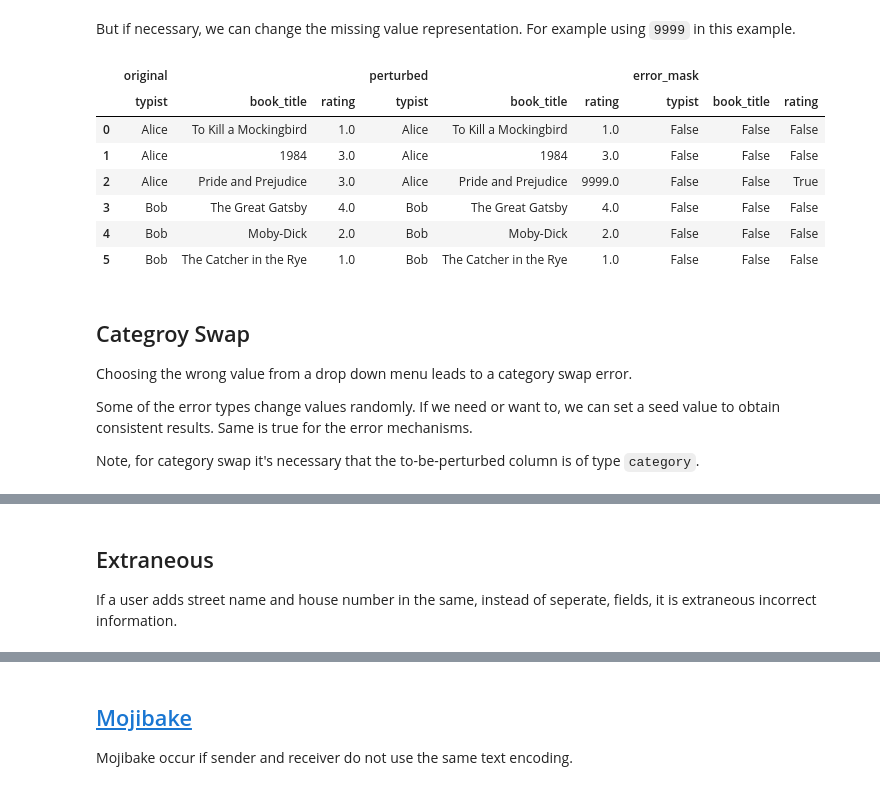
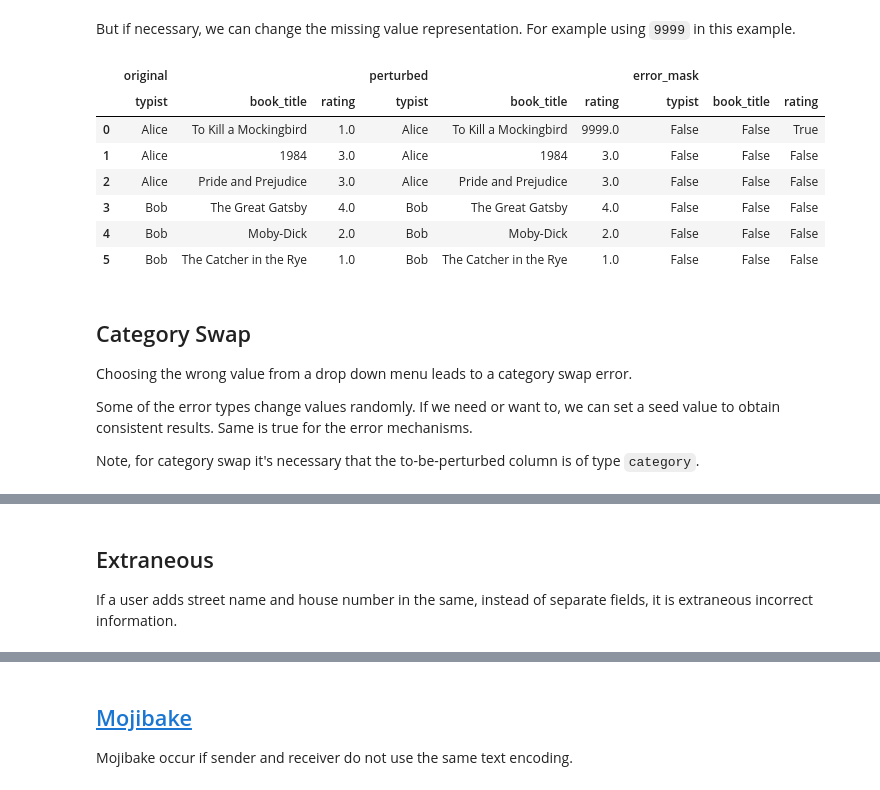
Before and after one commit to calgo-lab/tab_err, a Jupyter notebook: examples/Error_Types.ipynb, the cells around one changed output, grey strips where cells are left out. Saved outputs shown, nothing was run; the diff lists cells and outputs as text; code cells hidden in the pictures.

```diff
--- a/examples/Error_Types.ipynb
+++ b/examples/Error_Types.ipynb
@@ -124,22 +124,22 @@ show_result(df_typist_book_title, df_corrupted, error_mask)
 # %% [markdown]
 But if necessary, we can change the missing value representation. For example using `9999` in this example.
 # %%
-missing_value_error = error_type.MissingValue({"na_value": 9999})
+missing_value_error = error_type.MissingValue({"missing_value": 9999})
 
 df_corrupted, error_mask = low_level.create_errors(df_typist_book_title, "rating", 0.2, ECAR(), missing_value_error)
 
 show_result(df_typist_book_title, df_corrupted, error_mask)
 # %% [output]
 |  | original |  |  | perturbed |  |  | error_mask |  |  |
 |  | typist | book_title | rating | typist | book_title | rating | typist | book_title | rating |
-| 0 | Alice | To Kill a Mockingbird | 1.0 | Alice | To Kill a Mockingbird | 1.0 | False | False | False |
+| 0 | Alice | To Kill a Mockingbird | 1.0 | Alice | To Kill a Mockingbird | 9999.0 | False | False | True |
 | 1 | Alice | 1984 | 3.0 | Alice | 1984 | 3.0 | False | False | False |
-| 2 | Alice | Pride and Prejudice | 3.0 | Alice | Pride and Prejudice | 9999.0 | False | False | True |
+| 2 | Alice | Pride and Prejudice | 3.0 | Alice | Pride and Prejudice | 3.0 | False | False | False |
 | 3 | Bob | The Great Gatsby | 4.0 | Bob | The Great Gatsby | 4.0 | False | False | False |
 | 4 | Bob | Moby-Dick | 2.0 | Bob | Moby-Dick | 2.0 | False | False | False |
 | 5 | Bob | The Catcher in the Rye | 1.0 | Bob | The Catcher in the Rye | 1.0 | False | False | False |
 # %% [markdown]
-## Categroy Swap
+## Category Swap
 
 Choosing the wrong value from a drop down menu leads to a category swap error.
 
@@ -181,7 +181,7 @@ show_result(df_user_content, df_corrupted, error_mask)
 # %% [markdown]
 ## Extraneous
 
-If a user adds street name and house number in the same, instead of seperate, fields, it is extraneous incorrect information.
+If a user adds street name and house number in the same, instead of separate fields, it is extraneous incorrect information.
 # %%
 extraneous_error = error_type.Extraneous({"extraneous_value_template": "11/10 {value}"})
 
```
Also changed, not shown: parts of 12 cells of this notebook, 1 other file.
